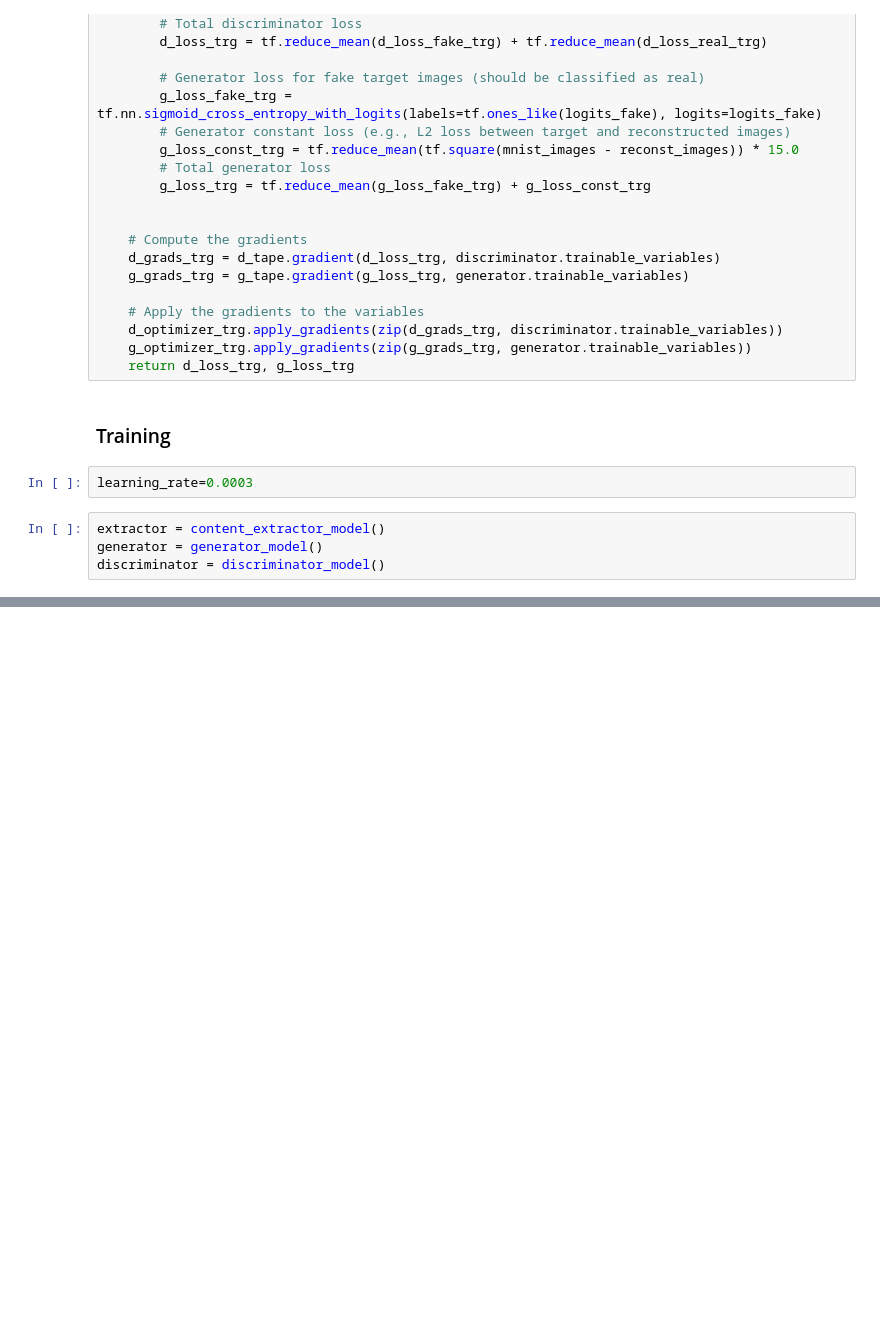
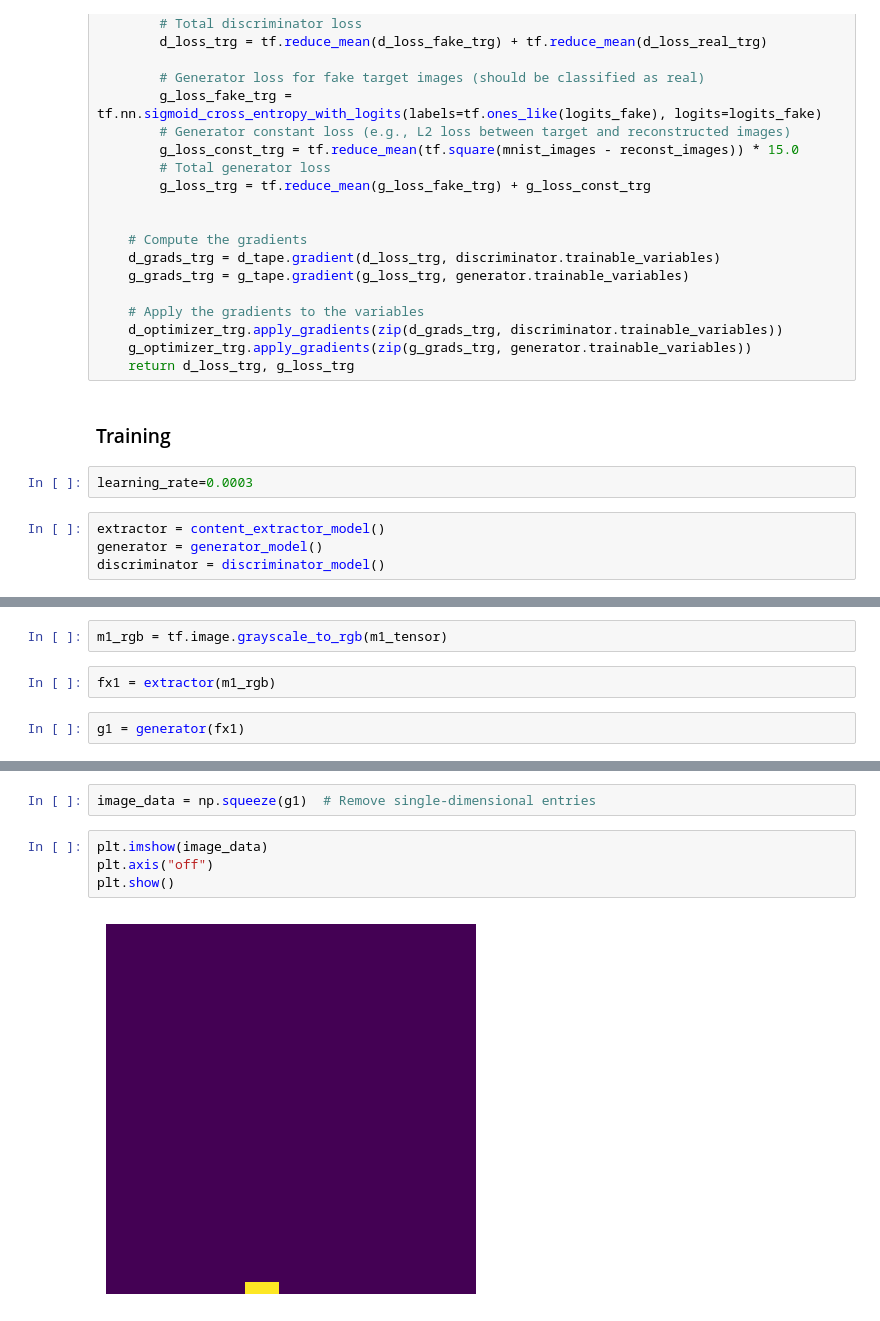
Before and after one commit to GanGroup/Gan, a Jupyter notebook: kai/code/note/week4.ipynb, the cells around one changed output, grey strips where cells are left out. Saved outputs shown, nothing was run; the diff lists cells and outputs as text; blank space fills up the shorter version.

```diff
--- a/kai/code/note/week4.ipynb
+++ b/kai/code/note/week4.ipynb
@@ -535,0 +639,6 @@ KeyboardInterrupt:
+# %%
+m1_rgb = tf.image.grayscale_to_rgb(m1_tensor)
+# %%
+fx1 = extractor(m1_rgb)
+# %%
+g1 = generator(fx1)
@@ -535,0 +649,8 @@ KeyboardInterrupt:
+# %%
+image_data = np.squeeze(g1)  # Remove single-dimensional entries
+# %%
+plt.imshow(image_data)
+plt.axis("off")
+plt.show()
+# %% [output]
+[figure, added]
```
Also changed, not shown: parts of 21 cells of this notebook.
